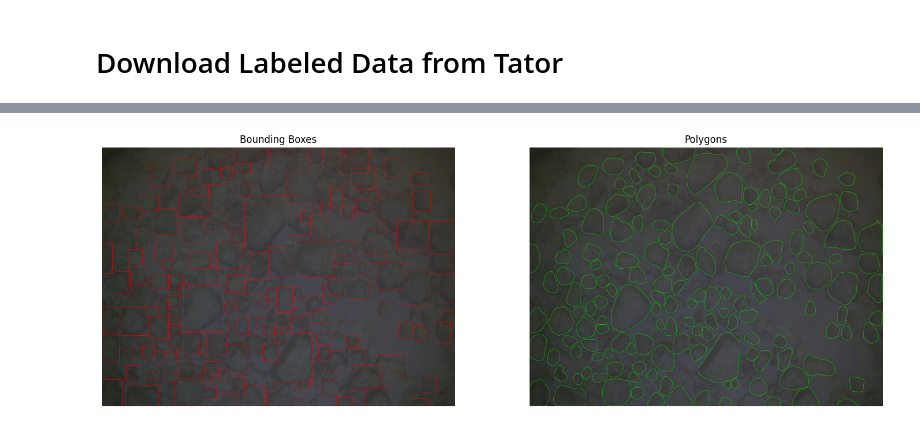
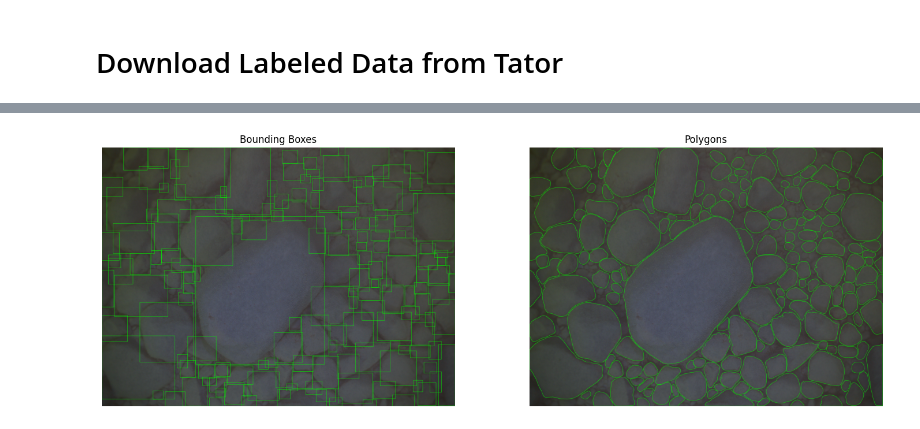
Before and after one commit to Jordan-Pierce/Benthic-Mapping, a Jupyter notebook: notebooks/example.ipynb, the cells around one changed output, grey strips where cells are left out. Drawn from its saved outputs; the diff is of its cells as text; code cells hidden in the pictures.

```diff
--- a/notebooks/example.ipynb
+++ b/notebooks/example.ipynb
@@ -103,7 +104,6 @@ downloader = LabeledDataDownloader(api_token,
                                    frac=frac,
                                    output_dir=output_dir,
                                    dataset_name=dataset_name,
-                                   label_field=label_field,
-                                   task=task)
+                                   label_field=label_field)
 # %% [output]
 NOTE: Authentication successful for jordan.pierce
@@ -141,7 +137,7 @@ polygons = df[['polygon']].values
 # %%
-# draw polygons on the image
-import cv2
-import matplotlib.pyplot as plt
+# Grab a random image and its polygons
+df = downloader.data[downloader.data["image_name"] == downloader.data.sample(1)["image_name"].values[0]]
+polygons = df[['polygon']].values
 
 # read the image
 image = cv2.imread(df['image_path'].values[0])
@@ -153,32 +149,32 @@ height, width, _ = image.shape
 
 for polygon in polygons:
     polygon = [[int(x * width), int(y * height)] for x, y in polygon[0]]
     polygon = np.array(polygon, np.int32)
     polygon = polygon.reshape((-1, 1, 2))
 
     # Draw polygon on the right image
     cv2.polylines(image_with_polygons, [polygon], isClosed=True, color=(0, 255, 0), thickness=2)
 
     # Draw only bounding box on the left image
     rect = cv2.boundingRect(polygon)
     cv2.rectangle(image_with_boxes, (rect[0], rect[1]),
                  (rect[0] + rect[2], rect[1] + rect[3]),
-                 (255, 0, 0), 2)
+                 (0, 255, 0), 2)
 
 # Create subplots
 fig, (ax1, ax2) = plt.subplots(1, 2, figsize=(15, 5))
 
 # Plot image with bounding boxes
 ax1.imshow(image_with_boxes)
 ax1.set_title('Bounding Boxes')
 ax1.axis('off')
 
 # Plot image with polygons
 ax2.imshow(image_with_polygons)
 ax2.set_title('Polygons')
 ax2.axis('off')
 
 plt.tight_layout()
 plt.show()
 # %% [output]
-[figure, old version]
+[figure, new version]
```
Also changed, not shown: parts of 6 cells of this notebook, 3 other files.
